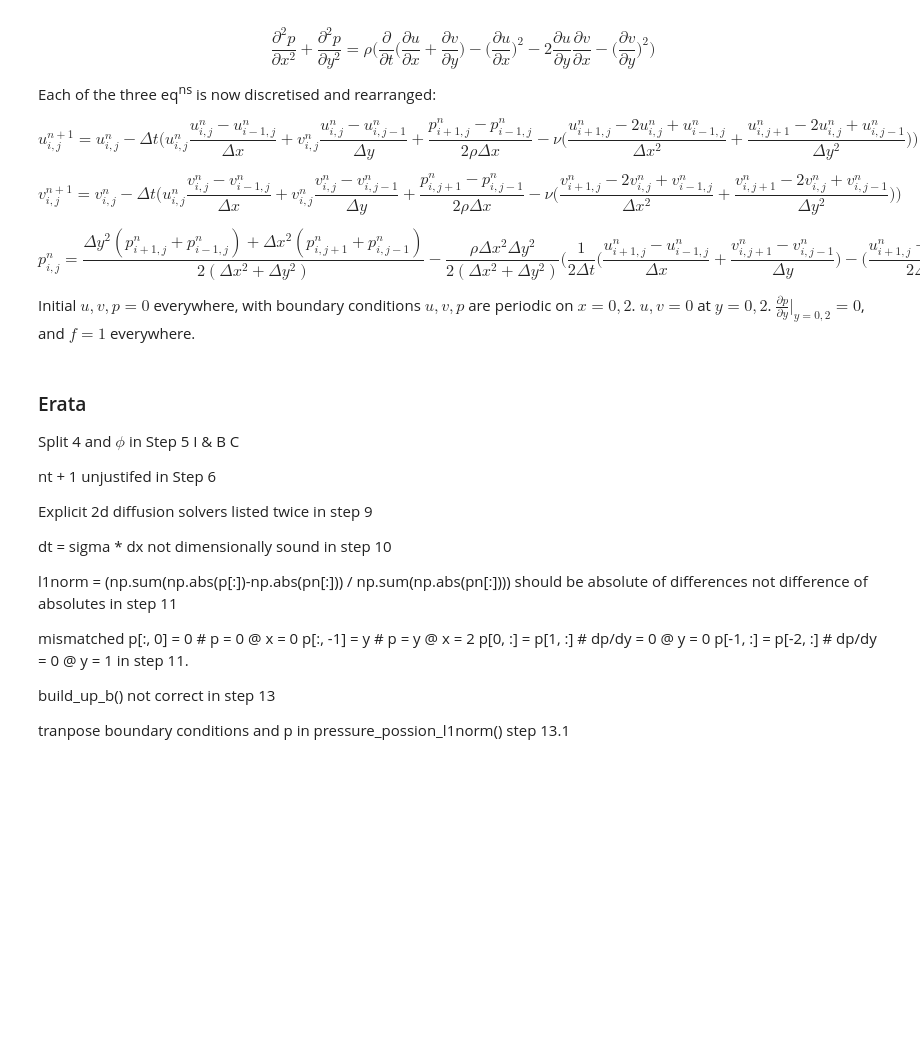
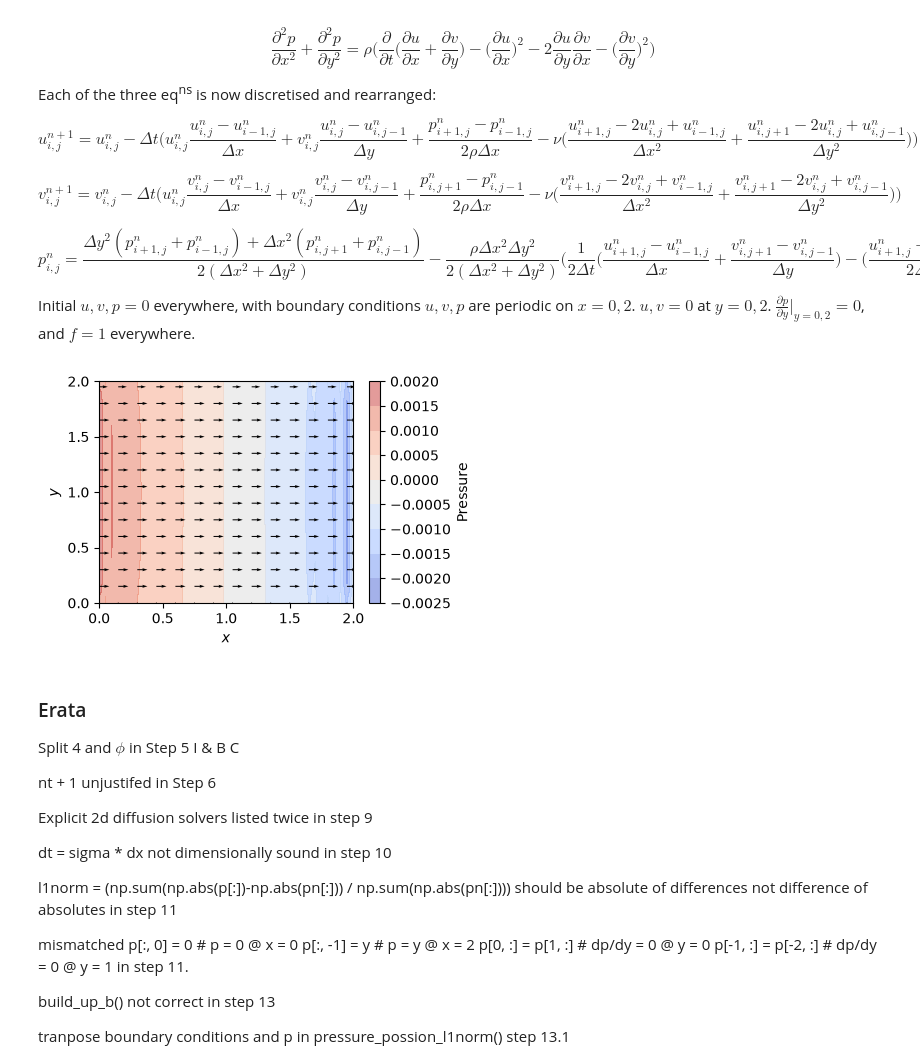
Before and after one commit to SamGr64/CFD-Suite, a Jupyter notebook: CFD.ipynb, the cells around one changed output. Cells and saved outputs as stored; diff of their text form; code cells hidden in the pictures; blank space fills up the shorter version.

Commit message:
Channel flow and introduction to JAX

```diff
--- a/CFD.ipynb
+++ b/CFD.ipynb
@@ -1286,8 +1286,8 @@ def cavity_flow_2d(u_0: np.ndarray, v_0: np.ndarray, p_0: np.ndarray, b_0: np.nd
 nx, x_range = 121, [0.0, 1.0]
 ny, y_range = 121, [0.0, 1.0]
 
-u_0, v_0, p_0, b, x, y = initial_cavity_state(nx=nx, ny=ny, x_range=x_range, y_range=y_range)
-u, v, p = cavity_flow_2d(u_0=u_0, v_0=v_0, p_0=p_0, b=b, nx=nx, ny=ny, nt=1000,
+u_0, v_0, p_0, b_0, x, y = initial_cavity_state(nx=nx, ny=ny, x_range=x_range, y_range=y_range)
+u, v, p = cavity_flow_2d(u_0=u_0, v_0=v_0, p_0=p_0, b_0=b_0, nx=nx, ny=ny, nt=1000,
                          x_range=x_range, y_range=y_range)
 
 X, Y = np.meshgrid(x, y, indexing='ij')
@@ -1527,7 +1560,7 @@ def pressure_poisson_2d(p: np.ndarray, b: np.ndarray, dx: float, dy: float, l1no
         p[1:-1, 1:-1] = (dy**2 * (p_prior[2:, 1:-1] + p_prior[:-2, 1:-1]) +
                          dx**2 * (p_prior[1:-1, 2:] + p_prior[1:-1, :-2]) -
                          dx**2 * dy**2 * b[1:-1, 1:-1]) / (2 * (dx**2 + dy**2))
-        p = pressure_boundary_conditions(p)
+        p = pressure_boundary_conditions(p, b, dx, dy)
 
         denominator = np.sum(np.abs(p_prior))
         l1norm = np.sum(np.abs(p - p_prior)) if denominator == 0 else np.sum(np.abs(p - p_prior)) / denominator
@@ -1581,7 +1589,7 @@ def upwind_v_evolution(u_prior: np.ndarray, v_prior: np.ndarray, p_prior: np.nda
     return v
 # %%
-def upwind_cavity_flow_2d(u_0: np.ndarray, v_0: np.ndarray, p_0: np.ndarray, b_0: np.ndarray, nx: int, ny: int, nt: int,
-                          x_range: list[float], y_range: list[float], rho: float = 1.0, nu: float = 0.01, dt: float = 0.001, c: float = 1.0) -> tuple[np.ndarray, np.ndarray, np.ndarray]:
+def channel_flow_2d(u_0: np.ndarray, v_0: np.ndarray, p_0: np.ndarray, b_0: np.ndarray, nx: int, ny: int, nt: int,
+                          x_range: list[float], y_range: list[float], rho: float = 1.0, nu: float = 0.01, dt: float = 0.001, f: float = 0.0) -> tuple[np.ndarray, np.ndarray, np.ndarray]:
     u = u_0.copy()
     v = v_0.copy()
     p = p_0.copy()
@@ -1595,43 +1603,36 @@ def upwind_cavity_flow_2d(u_0: np.ndarray, v_0: np.ndarray, p_0: np.ndarray, b_0
         v_prior = v.copy()
         p_prior = p.copy()
 
-        b = cavity_b(b=b, rho=rho, dt=dt, u=u, v=v, dx=dx, dy=dy)
+        b = channel_b(b=b, rho=rho, dt=dt, u=u, v=v, dx=dx, dy=dy)
         p = pressure_poisson_2d(p=p, b=b, dx=dx, dy=dy)
 
-        u = upwind_u_evolution(u_prior=u_prior, v_prior=v_prior, p_prior=p_prior, rho=rho, nu=nu, dt=dt, dx=dx, dy=dy)
-        v = upwind_v_evolution(u_prior=u_prior, v_prior=v_prior, p_prior=p_prior, rho=rho, nu=nu, dt=dt, dx=dx, dy=dy)
+        u = u_evolution(u_prior=u_prior, v_prior=v_prior, p_prior=p_prior, rho=rho, nu=nu, dt=dt, dx=dx, dy=dy, f=f)
+        v = v_evolution(u_prior=u_prior, v_prior=v_prior, p_prior=p_prior, rho=rho, nu=nu, dt=dt, dx=dx, dy=dy, f=f)
 
-        u, v = velocity_boundary_conditions(u, v, c)
+        u, v = velocity_boundary_conditions(u, v, p, rho, nu, dt, dx, dy, f)
 
     return u, v, p
 # %%
-nx, x_range = 121, [0.0, 1.0]
-ny, y_range = 121, [0.0, 1.0]
-c = 4
+nx, x_range = 41, [0.0, 2.0]
+ny, y_range = 41, [0.0, 2.0]
 
 u_0, v_0, p_0, b_0, x, y = initial_cavity_state(nx=nx, ny=ny, x_range=x_range, y_range=y_range)
-u, v, p = upwind_cavity_flow_2d(u_0=u_0, v_0=v_0, p_0=p_0, b_0=b_0, nx=nx, ny=ny, nt=10000,
-                                 x_range=x_range, y_range=y_range, c=c)
+u, v, p = channel_flow_2d(u_0=u_0, v_0=v_0, p_0=p_0, b_0=b_0, nx=nx, ny=ny, nt=100, x_range=x_range, y_range=y_range, f=4)
 
 X, Y = np.meshgrid(x, y, indexing='ij')
 
 fig = plt.figure(figsize = (8, 3))
 ax1 = fig.add_subplot(121)
 cf = ax1.contourf(X, Y, p, alpha=0.5, cmap='coolwarm')
 fig.colorbar(cf, ax=ax1, label='Pressure')
-ax1.quiver(X[::2, ::2], Y[::2, ::2], u[::2, ::2], v[::2, ::2], color='black', scale=50, width=0.0025, headwidth=3)
+ax1.quiver(X[::3, ::3], Y[::3, ::3], u[::3, ::3], v[::3, ::3], color='black', scale=10, width=0.004, headwidth=3)
 ax1.set_xlabel(r"$x$")
 ax1.set_ylabel(r"$y$")
 
-ax2 = fig.add_subplot(122)
-ax2.contourf(X, Y, p, alpha=0.5, cmap="coolwarm")
-fig.colorbar(ax2.contourf(X, Y, p, alpha=0.5, cmap="coolwarm"), ax=ax2, label='Pressure')
-ax2.streamplot(x, y, u.T, v.T)  # streamplot expects 1-D x,y and (ny,nx) velocity arrays
-ax2.set_xlabel(r"$x$")
-ax2.set_ylabel(r"$y$")
-
 plt.tight_layout()
 plt.show()
+# %% [output]
+[figure, added]
 # %% [markdown]
 ### Erata
 
```
Also changed, not shown: parts of 5 cells of this notebook, 1 other file.
